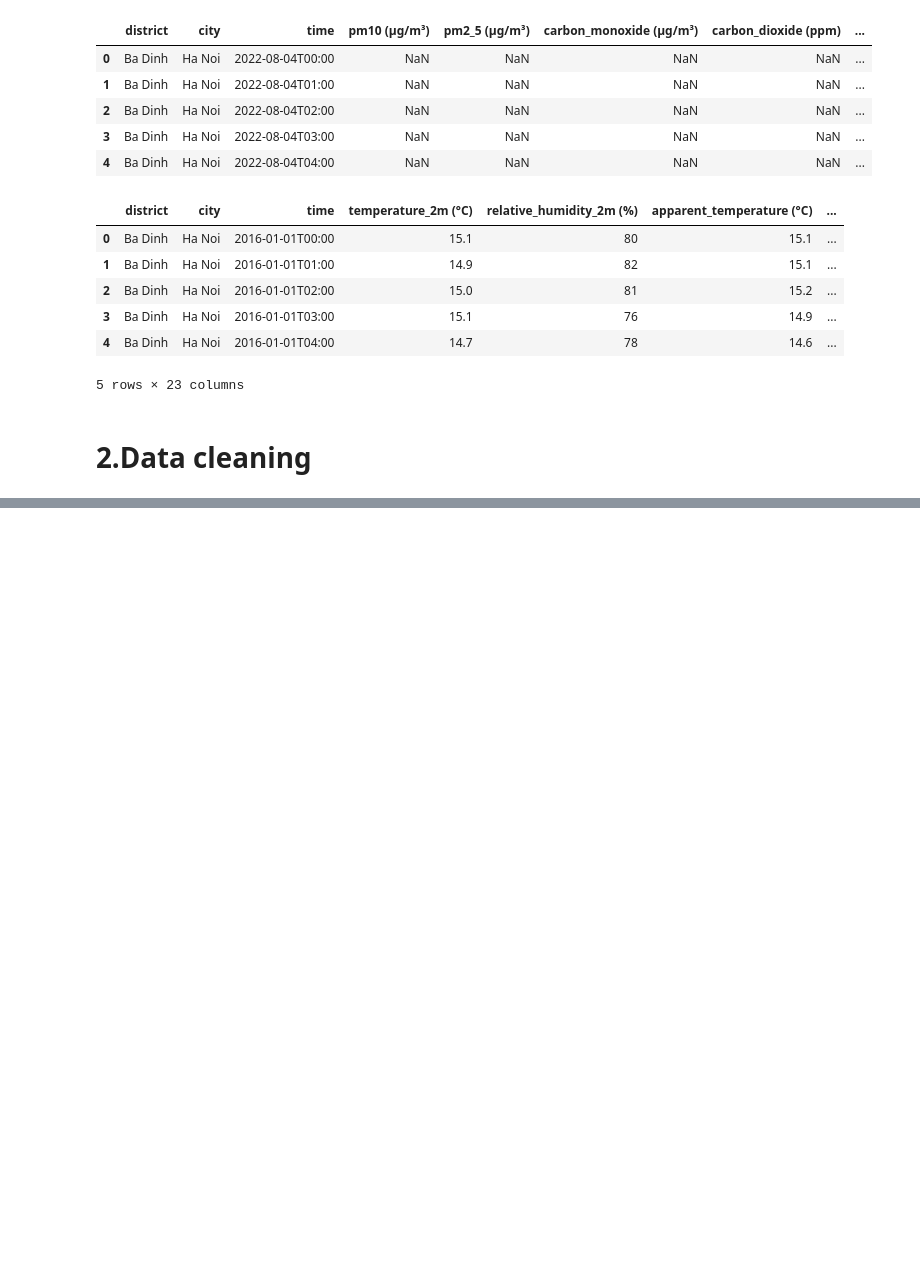
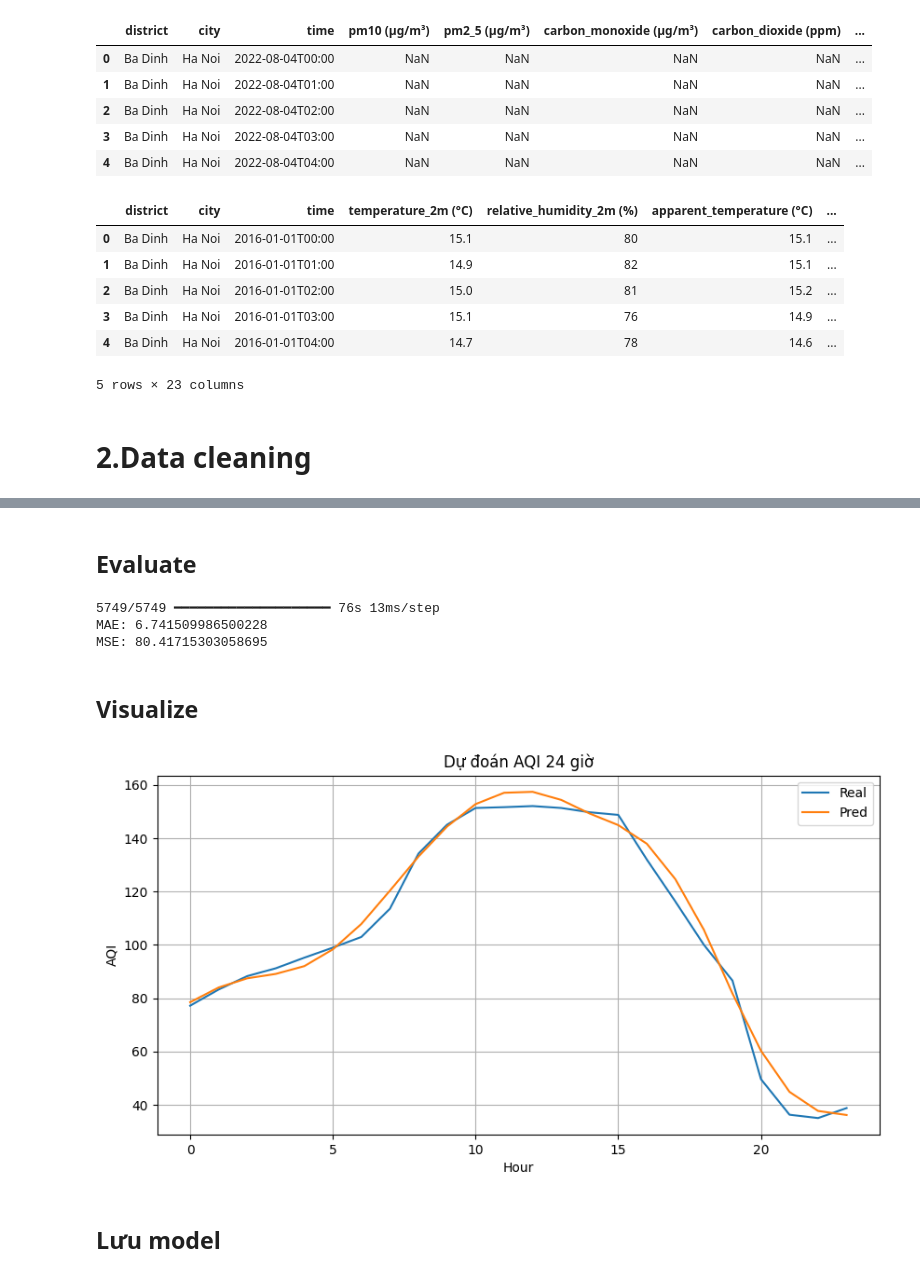
Before and after one commit to minhhao0/MMD_10_PTIT_2026, a Jupyter notebook: model.ipynb, the cells around one changed output, grey strips where cells are left out. Saved outputs shown, nothing was run; the diff lists cells and outputs as text; code cells hidden in the pictures; blank space fills up the shorter version.

```diff
--- a/model.ipynb
+++ b/model.ipynb
@@ -310,0 +223,3 @@ joblib.dump(df_daily, 'data.pkl')
+# %%
+df = df.sort_values(['city', 'district', 'time']).reset_index(drop=True)
+df.head()
@@ -310,0 +295,5 @@ joblib.dump(df_daily, 'data.pkl')
+# %%
+split = int(len(df)*0.8)
+
+train = df.iloc[:split]
+test  = df.iloc[split:]
@@ -310,0 +340,7 @@ joblib.dump(df_daily, 'data.pkl')
+# %%
+model.fit(
+    x_train, y_train,
+    validation_data=(x_test, y_test),
+    epochs=10,
+    batch_size=128
+)
@@ -310,0 +369,40 @@ joblib.dump(df_daily, 'data.pkl')
+# %% [markdown]
+## Evaluate
+# %%
+pred = model.predict(x_test)
+
+# inverse scale
+y_test_inv = scaler_y.inverse_transform(y_test.reshape(-1,1)).reshape(y_test.shape)
+pred_inv = scaler_y.inverse_transform(pred.reshape(-1,1)).reshape(pred.shape)
+
+mae = mean_absolute_error(y_test_inv.flatten(), pred_inv.flatten())
+mse = mean_squared_error(y_test_inv.flatten(), pred_inv.flatten())
+
+print("MAE:", mae)
+print("MSE:", mse)
+# %% [output]
+5749/5749 ━━━━━━━━━━━━━━━━━━━━ 76s 13ms/step
+MAE: 6.741509986500228
+MSE: 80.41715303058695
+# %% [markdown]
+## Visualize
+# %%
+import matplotlib.pyplot as plt
+
+plt.figure(figsize=(10,5))
+
+plt.plot(y_test_inv[0], label="Real")
+plt.plot(pred_inv[0], label="Pred")
+
+plt.title("Dự đoán AQI 24 giờ")
+plt.xlabel("Hour")
+plt.ylabel("AQI")
+
+plt.legend()
+plt.grid()
+
+plt.show()
+# %% [output]
+[figure, added]
+# %% [markdown]
+## Lưu model
```
Also changed, not shown: parts of 49 cells of this notebook, 9 other files.
